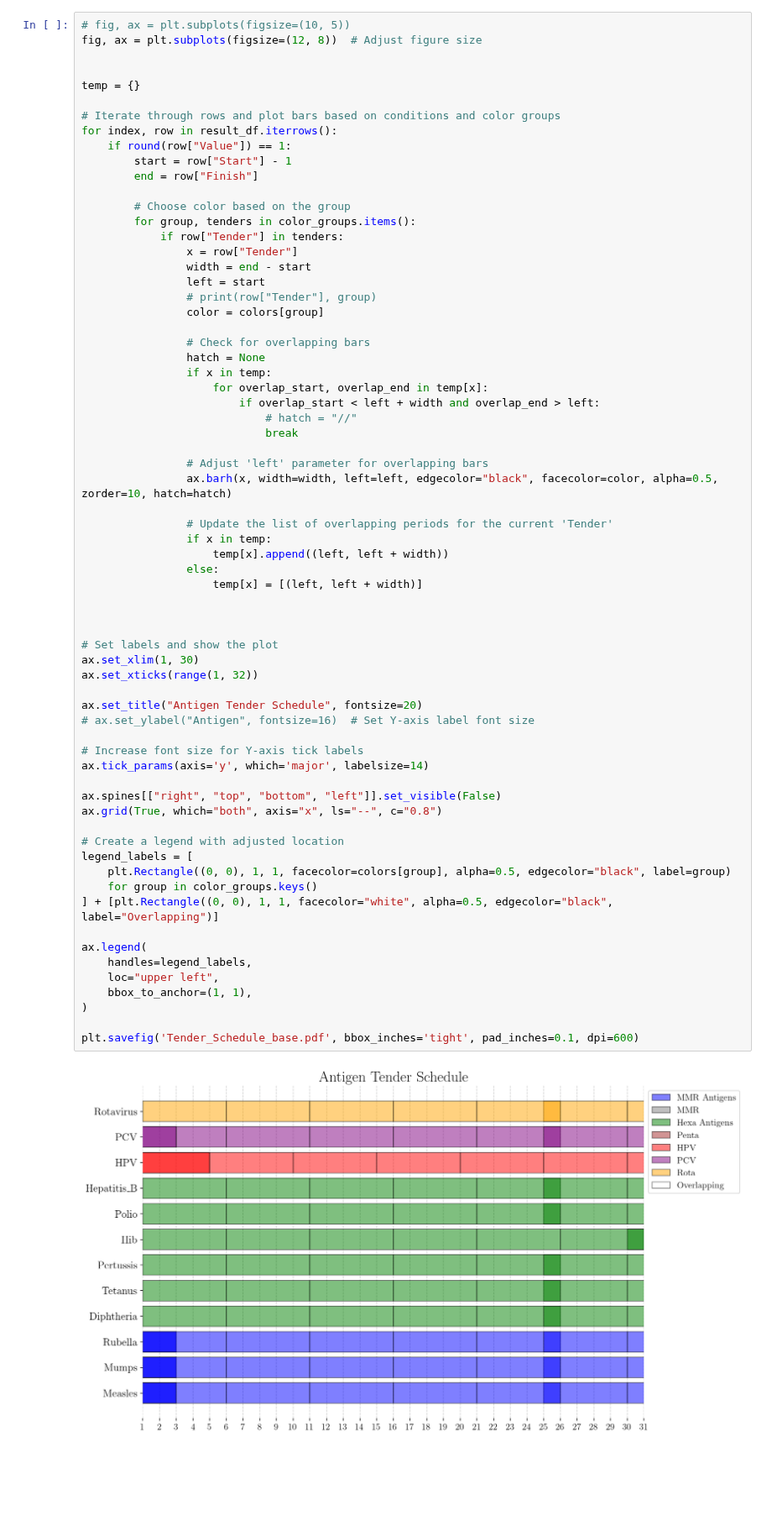
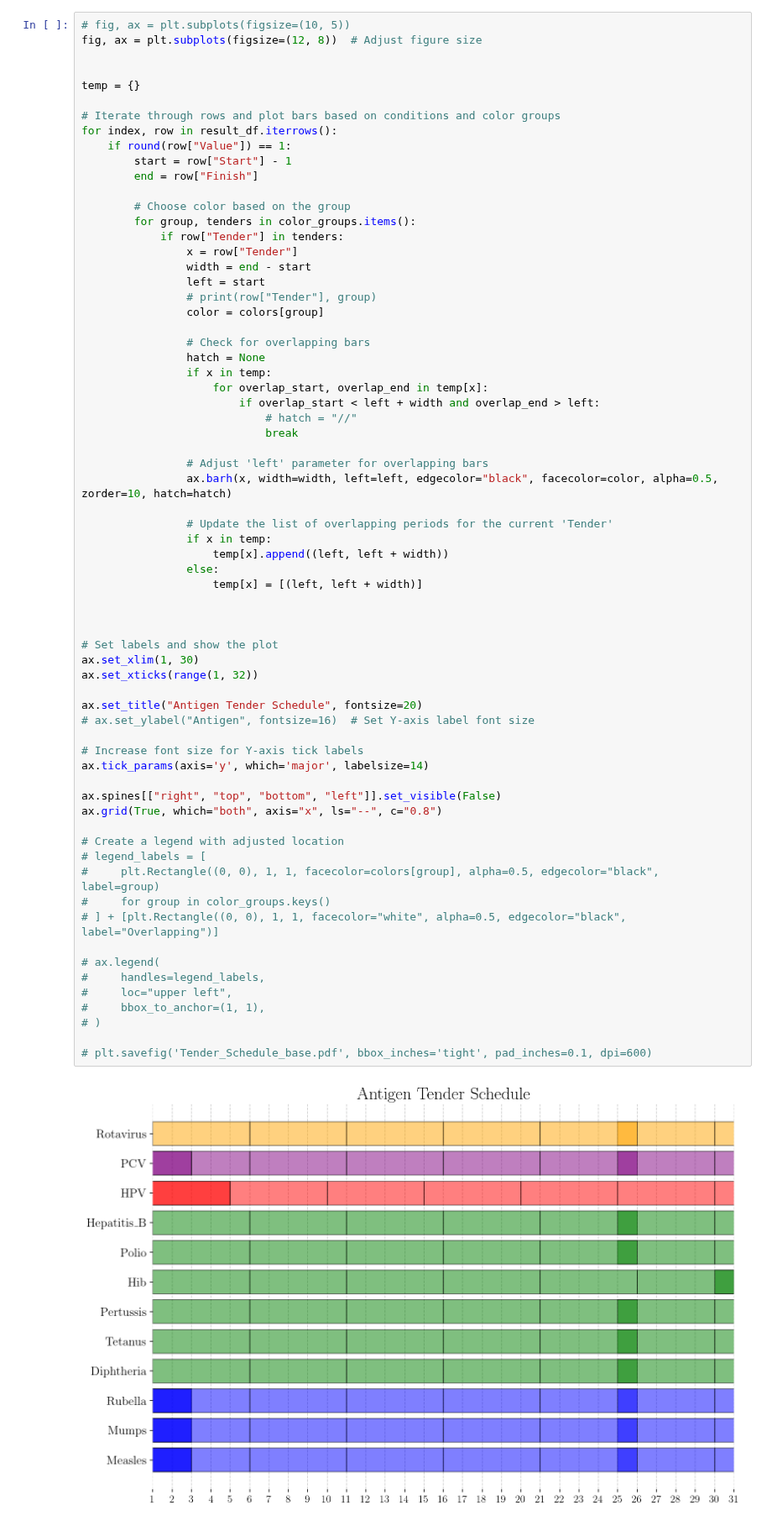
Before and after one commit to nuhorchak/Vaccine_Tender, a Jupyter notebook: horizon excursion/35 years - bundles as antigen (ONGOING)/JSON/bar_chart.ipynb, the cells around one changed output. Shown at 84% size. Cells and saved outputs as stored; diff of their text form; blank space fills up the shorter version.

Commit message:
paper submitted, messing with charts

```diff
--- a/horizon excursion/35 years - bundles as antigen (ONGOING)/JSON/bar_chart.ipynb
+++ b/horizon excursion/35 years - bundles as antigen (ONGOING)/JSON/bar_chart.ipynb
@@ -158,42 +158,42 @@ for index, row in result_df.iterrows():
                             break
 
                 # Adjust 'left' parameter for overlapping bars
                 ax.barh(x, width=width, left=left, edgecolor="black", facecolor=color, alpha=0.5, zorder=10, hatch=hatch)
 
                 # Update the list of overlapping periods for the current 'Tender'
                 if x in temp:
                     temp[x].append((left, left + width))
                 else:
                     temp[x] = [(left, left + width)]
 
 
 
 # Set labels and show the plot
 ax.set_xlim(1, 30)
 ax.set_xticks(range(1, 32))
 
 ax.set_title("Antigen Tender Schedule", fontsize=20)
 # ax.set_ylabel("Antigen", fontsize=16)  # Set Y-axis label font size
 
 # Increase font size for Y-axis tick labels
 ax.tick_params(axis='y', which='major', labelsize=14)
 
 ax.spines[["right", "top", "bottom", "left"]].set_visible(False)
 ax.grid(True, which="both", axis="x", ls="--", c="0.8")
 
 # Create a legend with adjusted location
-legend_labels = [
-    plt.Rectangle((0, 0), 1, 1, facecolor=colors[group], alpha=0.5, edgecolor="black", label=group)
-    for group in color_groups.keys()
-] + [plt.Rectangle((0, 0), 1, 1, facecolor="white", alpha=0.5, edgecolor="black", label="Overlapping")]
+# legend_labels = [
+#     plt.Rectangle((0, 0), 1, 1, facecolor=colors[group], alpha=0.5, edgecolor="black", label=group)
+#     for group in color_groups.keys()
+# ] + [plt.Rectangle((0, 0), 1, 1, facecolor="white", alpha=0.5, edgecolor="black", label="Overlapping")]
 
-ax.legend(
-    handles=legend_labels,
-    loc="upper left",
-    bbox_to_anchor=(1, 1),
-)
+# ax.legend(
+#     handles=legend_labels,
+#     loc="upper left",
+#     bbox_to_anchor=(1, 1),
+# )
 
-plt.savefig('Tender_Schedule_base.pdf', bbox_inches='tight', pad_inches=0.1, dpi=600)
+# plt.savefig('Tender_Schedule_base.pdf', bbox_inches='tight', pad_inches=0.1, dpi=600)
 # %% [output]
-[figure, old version]
+[figure, new version]
 # %%
```
Also changed, not shown: parts of 3 cells of this notebook, 8 other files.
